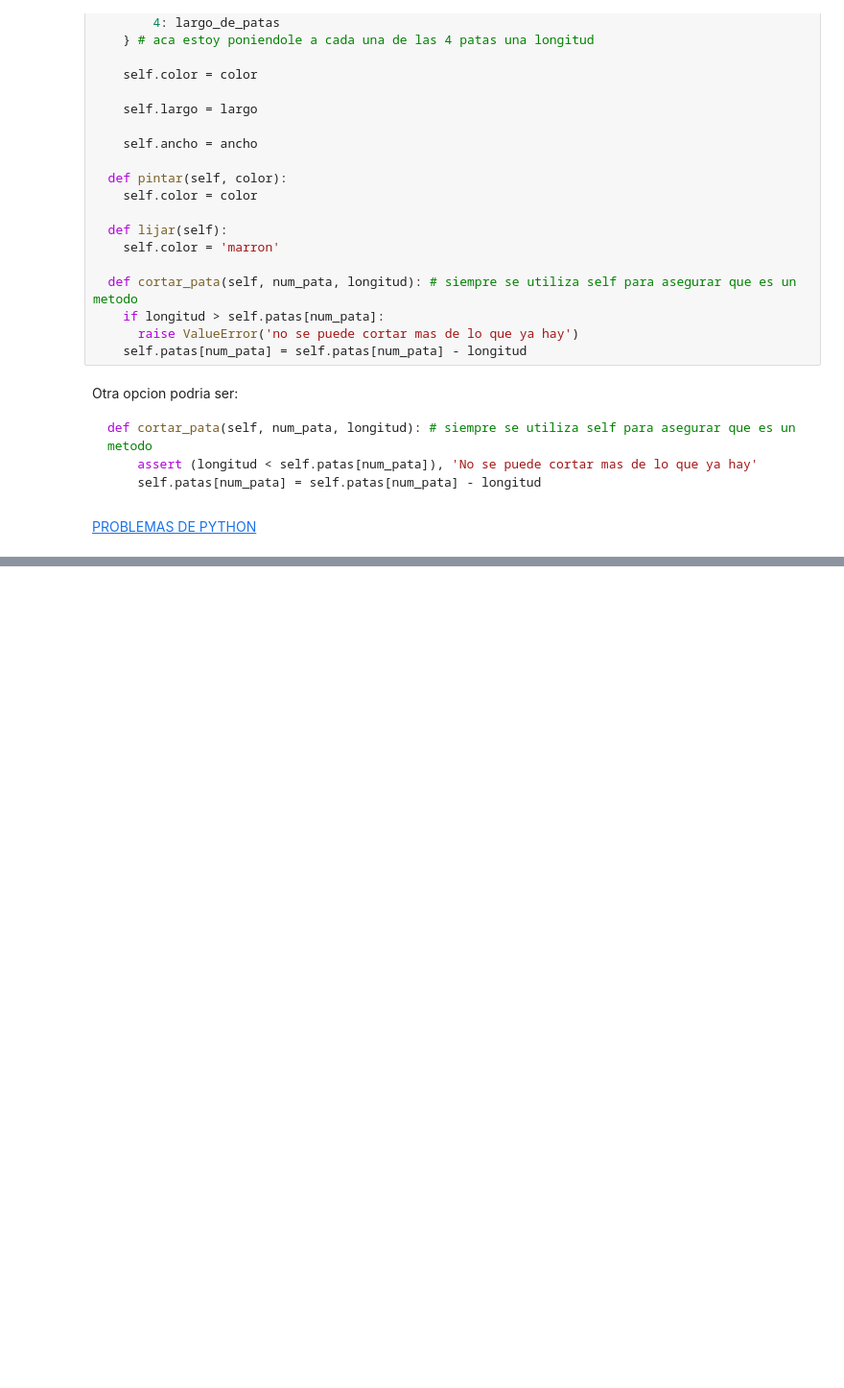
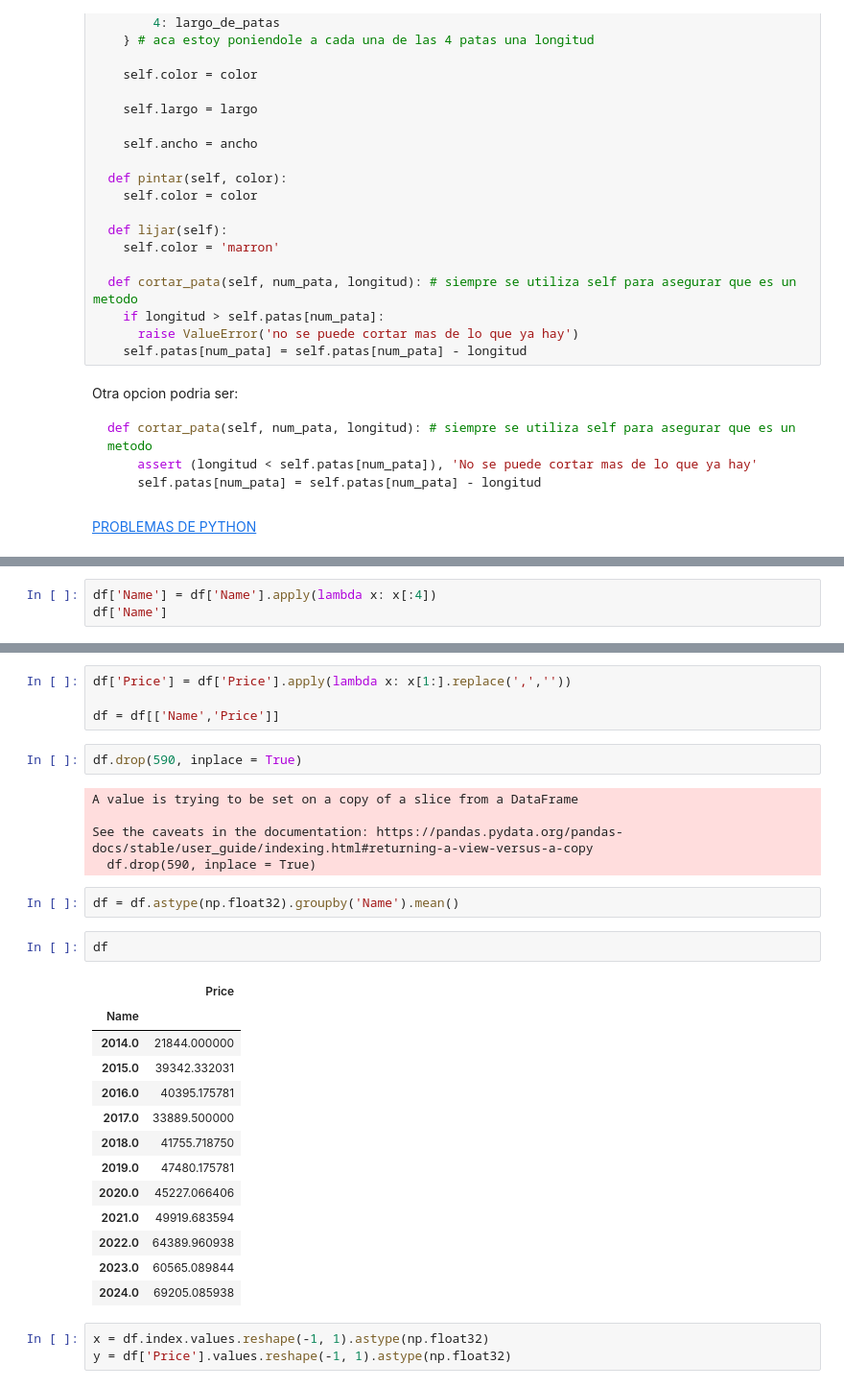
Before and after one commit to Data-Driven-Science-py/Introduccion-Python, a Jupyter notebook: Python_Intro.ipynb, the cells around one changed output, grey strips where cells are left out. Shown at 96% size. Saved outputs shown, nothing was run; the diff lists cells and outputs as text; blank space fills up the shorter version.

Commit message:
numpy y pandas 1

```diff
--- a/Python_Intro.ipynb
+++ b/Python_Intro.ipynb
@@ -237,0 +321,3 @@ def cortar_pata(self, num_pata, longitud): # siempre se utiliza self para asegur
+# %%
+df['Name'] = df['Name'].apply(lambda x: x[:4])
+df['Name']
@@ -237,0 +337,32 @@ def cortar_pata(self, num_pata, longitud): # siempre se utiliza self para asegur
+# %%
+df['Price'] = df['Price'].apply(lambda x: x[1:].replace(',',''))
+
+df = df[['Name','Price']]
+# %%
+df.drop(590, inplace = True)
+# %% [output]
+A value is trying to be set on a copy of a slice from a DataFrame
+
+See the caveats in the documentation: https://pandas.pydata.org/pandas-docs/stable/user_guide/indexing.html#returning-a-view-versus-a-copy
+  df.drop(590, inplace = True)
+# %%
+df = df.astype(np.float32).groupby('Name').mean()
+# %%
+df
+# %% [output]
+|  | Price |
+| Name |  |
+| 2014.0 | 21844.000000 |
+| 2015.0 | 39342.332031 |
+| 2016.0 | 40395.175781 |
+| 2017.0 | 33889.500000 |
+| 2018.0 | 41755.718750 |
+| 2019.0 | 47480.175781 |
+| 2020.0 | 45227.066406 |
+| 2021.0 | 49919.683594 |
+| 2022.0 | 64389.960938 |
+| 2023.0 | 60565.089844 |
+| 2024.0 | 69205.085938 |
+# %%
+x = df.index.values.reshape(-1, 1).astype(np.float32)
+y = df['Price'].values.reshape(-1, 1).astype(np.float32)
```
Also changed, not shown: parts of 27 cells of this notebook, 9 other files.
